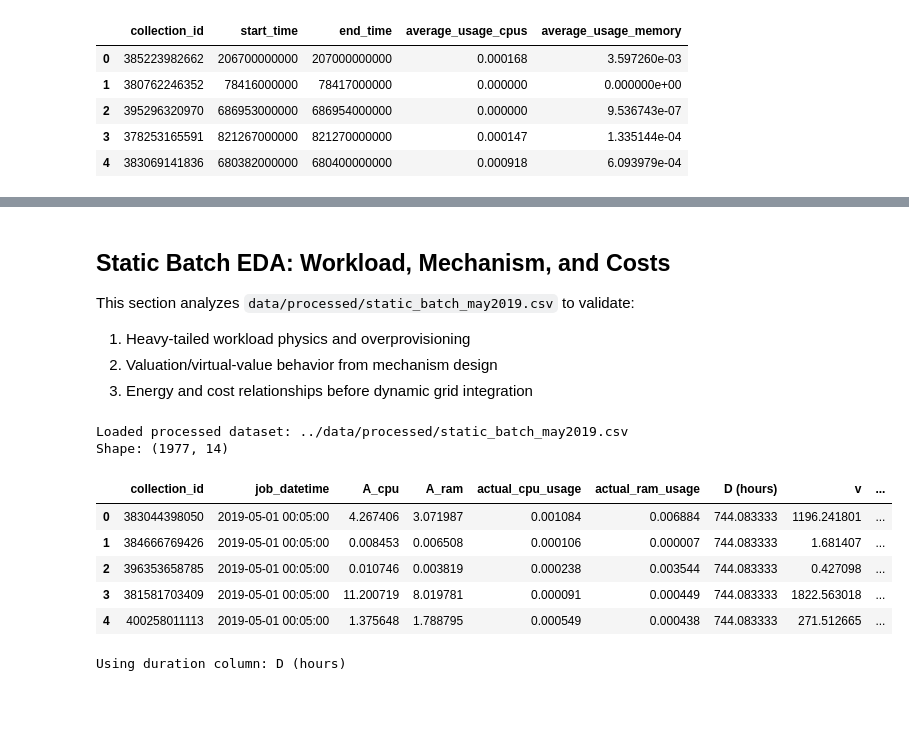
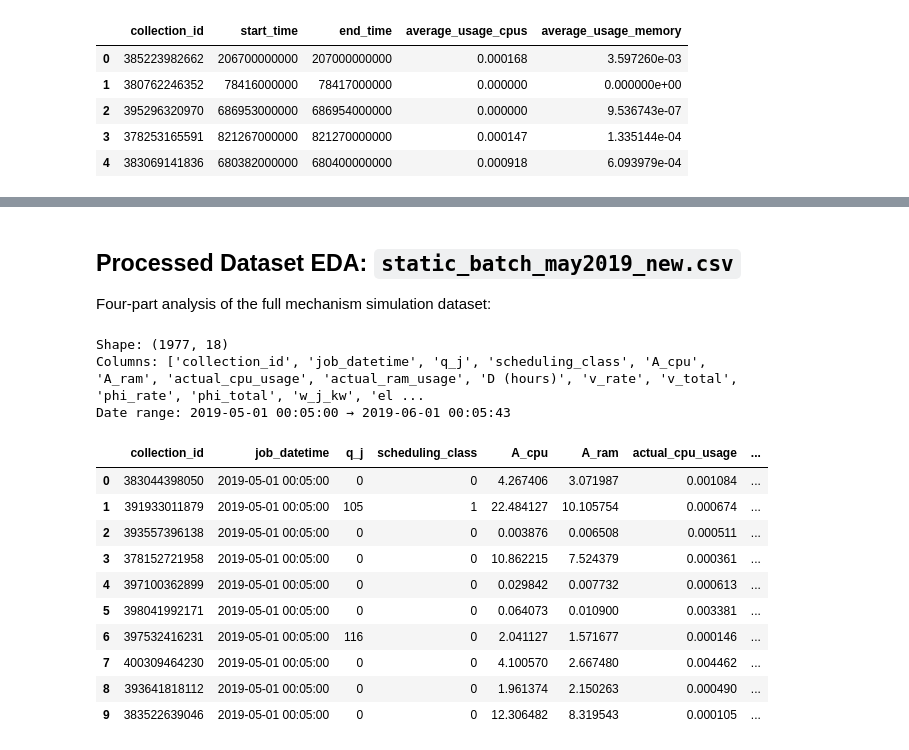
Before and after one commit to dangolofrancesco/cloud_pricing_sim, a Jupyter notebook: notebooks/01_eda_and_distribution_fitting.ipynb, the cells around one changed output, grey strips where cells are left out. Cells and saved outputs as stored; diff of their text form; code cells hidden in the pictures; blank space fills up the shorter version.

```diff
--- a/notebooks/01_eda_and_distribution_fitting.ipynb
+++ b/notebooks/01_eda_and_distribution_fitting.ipynb
@@ -195,43 +83,37 @@ for ds_name, df in dfs.items():
 | average_usage_cpus | 45860944.0 | 6.767349e-03 | 2.219355e-02 | 0.000000e+00 | 0.000000e+00 | 1.077652e-04 | 2.756119e-04 | 5.273819e-04 | 5.996704e-03 | 2.020264e-02 | 1.350098e-01 | ... |
 | average_usage_memory | 45860944.0 | 3.497673e-03 | 2.954961e-03 | 0.000000e+00 | 9.536743e-07 | 1.525879e-04 | 4.205704e-04 | 3.791809e-03 | 5.485535e-03 | 8.148193e-03 | 1.289368e-02 | ... |
 # %% [markdown]
-## Static Batch EDA: Workload, Mechanism, and Costs
+## Processed Dataset EDA: `static_batch_may2019_new.csv`
 
-This section analyzes `data/processed/static_batch_may2019.csv` to validate:
-1. Heavy-tailed workload physics and overprovisioning
-2. Valuation/virtual-value behavior from mechanism design
-3. Energy and cost relationships before dynamic grid integration
+Four-part analysis of the full mechanism simulation dataset:
 # %%
 import seaborn as sns
 import matplotlib.pyplot as plt
+from pathlib import Path
+import numpy as np
+import pandas as pd
 
-PROCESSED_PATH = Path('../data/processed/static_batch_may2019.csv')
-processed_df = pd.read_csv(PROCESSED_PATH)
+PROCESSED_PATH = Path('../data/processed/static_batch_may2019_new.csv')
+df = pd.read_csv(PROCESSED_PATH, parse_dates=['job_datetime'])
+df = df.sort_values('job_datetime').reset_index(drop=True)
 
-print(f"Loaded processed dataset: {PROCESSED_PATH}")
-print(f"Shape: {processed_df.shape}")
-display(processed_df.head(5))
-
-duration_col = 'D' if 'D' in processed_df.columns else 'D (hours)'
-if duration_col not in processed_df.columns:
-    raise ValueError("Expected a duration column named 'D' or 'D (hours)'.")
-
-required_cols = [
-    'A_cpu', 'A_ram', duration_col, 'actual_cpu_usage',
-    'v', 'phi_v', 'w_j_kw', 'C_elec', 'C_carbon'
- ]
-missing_cols = [c for c in required_cols if c not in processed_df.columns]
-if missing_cols:
-    raise ValueError(f"Missing expected columns in processed dataset: {missing_cols}")
-print(f"Using duration column: {duration_col}")
+print(f"Shape: {df.shape}")
+print(f"Columns: {list(df.columns)}")
+print(f"Date range: {df['job_datetime'].min()} → {df['job_datetime'].max()}")
+display(df.head(10))
 # %% [output]
-Loaded processed dataset: ../data/processed/static_batch_may2019.csv
-Shape: (1977, 14)
+Shape: (1977, 18)
+Columns: ['collection_id', 'job_datetime', 'q_j', 'scheduling_class', 'A_cpu', 'A_ram', 'actual_cpu_usage', 'actual_ram_usage', 'D (hours)', 'v_rate', 'v_total', 'phi_rate', 'phi_total', 'w_j_kw', 'el ...
+Date range: 2019-05-01 00:05:00 → 2019-06-01 00:05:43
-|  | collection_id | job_datetime | A_cpu | A_ram | actual_cpu_usage | actual_ram_usage | D (hours) | v | ... |
-| 0 | 383044398050 | 2019-05-01 00:05:00 | 4.267406 | 3.071987 | 0.001084 | 0.006884 | 744.083333 | 1196.241801 | ... |
-| 1 | 384666769426 | 2019-05-01 00:05:00 | 0.008453 | 0.006508 | 0.000106 | 0.000007 | 744.083333 | 1.681407 | ... |
-| 2 | 396353658785 | 2019-05-01 00:05:00 | 0.010746 | 0.003819 | 0.000238 | 0.003544 | 744.083333 | 0.427098 | ... |
-| 3 | 381581703409 | 2019-05-01 00:05:00 | 11.200719 | 8.019781 | 0.000091 | 0.000449 | 744.083333 | 1822.563018 | ... |
-| 4 | 400258011113 | 2019-05-01 00:05:00 | 1.375648 | 1.788795 | 0.000549 | 0.000438 | 744.083333 | 271.512665 | ... |
+|  | collection_id | job_datetime | q_j | scheduling_class | A_cpu | A_ram | actual_cpu_usage | ... |
+| 0 | 383044398050 | 2019-05-01 00:05:00 | 0 | 0 | 4.267406 | 3.071987 | 0.001084 | ... |
+| 1 | 391933011879 | 2019-05-01 00:05:00 | 105 | 1 | 22.484127 | 10.105754 | 0.000674 | ... |
+| 2 | 393557396138 | 2019-05-01 00:05:00 | 0 | 0 | 0.003876 | 0.006508 | 0.000511 | ... |
+| 3 | 378152721958 | 2019-05-01 00:05:00 | 0 | 0 | 10.862215 | 7.524379 | 0.000361 | ... |
+| 4 | 397100362899 | 2019-05-01 00:05:00 | 0 | 0 | 0.029842 | 0.007732 | 0.000613 | ... |
+| 5 | 398041992171 | 2019-05-01 00:05:00 | 0 | 0 | 0.064073 | 0.010900 | 0.003381 | ... |
+| 6 | 397532416231 | 2019-05-01 00:05:00 | 116 | 0 | 2.041127 | 1.571677 | 0.000146 | ... |
+| 7 | 400309464230 | 2019-05-01 00:05:00 | 0 | 0 | 4.100570 | 2.667480 | 0.004462 | ... |
+| 8 | 393641818112 | 2019-05-01 00:05:00 | 0 | 0 | 1.961374 | 2.150263 | 0.000490 | ... |
+| 9 | 383522639046 | 2019-05-01 00:05:00 | 0 | 0 | 12.306482 | 8.319543 | 0.000105 | ... |
-Using duration column: D (hours)
 # %%
```
Also changed, not shown: parts of 15 cells of this notebook, 5 other files.
